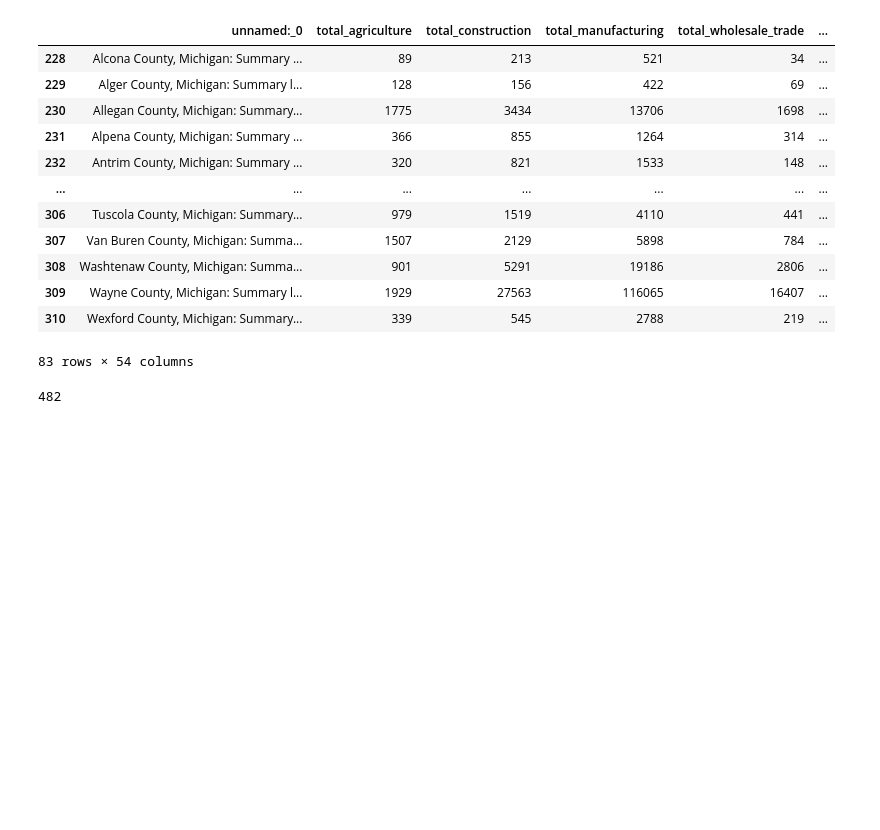
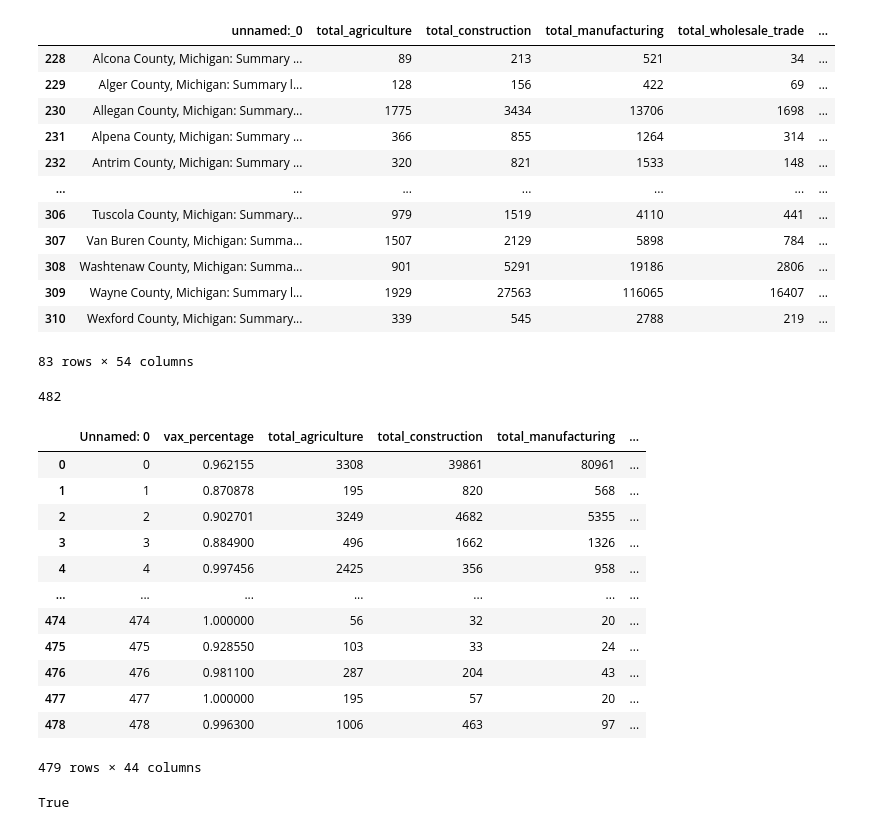
Before and after one commit to john-c-simmons/pres_election, a Jupyter notebook: notebooks/cc/Census Cleaning.ipynb, the cells around one changed output. Cells and saved outputs as stored; diff of their text form; code cells hidden in the pictures; blank space fills up the shorter version.

Commit message:
editing and updating and finalizing

```diff
--- a/notebooks/cc/Census Cleaning.ipynb
+++ b/notebooks/cc/Census Cleaning.ipynb
@@ -249,3 +249,19 @@ notMI
 565-83
 # %% [output]
 482
+# %%
+pd.read_csv('../../cece_data/df1516features.csv')
+# %% [output]
+|  | Unnamed: 0 | vax_percentage | total_agriculture | total_construction | total_manufacturing | ... |
+| 0 | 0 | 0.962155 | 3308 | 39861 | 80961 | ... |
+| 1 | 1 | 0.870878 | 195 | 820 | 568 | ... |
+| 2 | 2 | 0.902701 | 3249 | 4682 | 5355 | ... |
+| 3 | 3 | 0.884900 | 496 | 1662 | 1326 | ... |
+| 4 | 4 | 0.997456 | 2425 | 356 | 958 | ... |
+| ... | ... | ... | ... | ... | ... | ... |
+| 474 | 474 | 1.000000 | 56 | 32 | 20 | ... |
+| 475 | 475 | 0.928550 | 103 | 33 | 24 | ... |
+| 476 | 476 | 0.981100 | 287 | 204 | 43 | ... |
+| 477 | 477 | 1.000000 | 195 | 57 | 20 | ... |
+| 478 | 478 | 0.996300 | 1006 | 463 | 97 | ... |
+479 rows × 44 columns
@@ -251,0 +271,4 @@ notMI
+# %%
+final2016.head(2).equals(final2020.head(2))
+# %% [output]
+True
```
Also changed, not shown: parts of 15 cells of this notebook, 35 other files.
